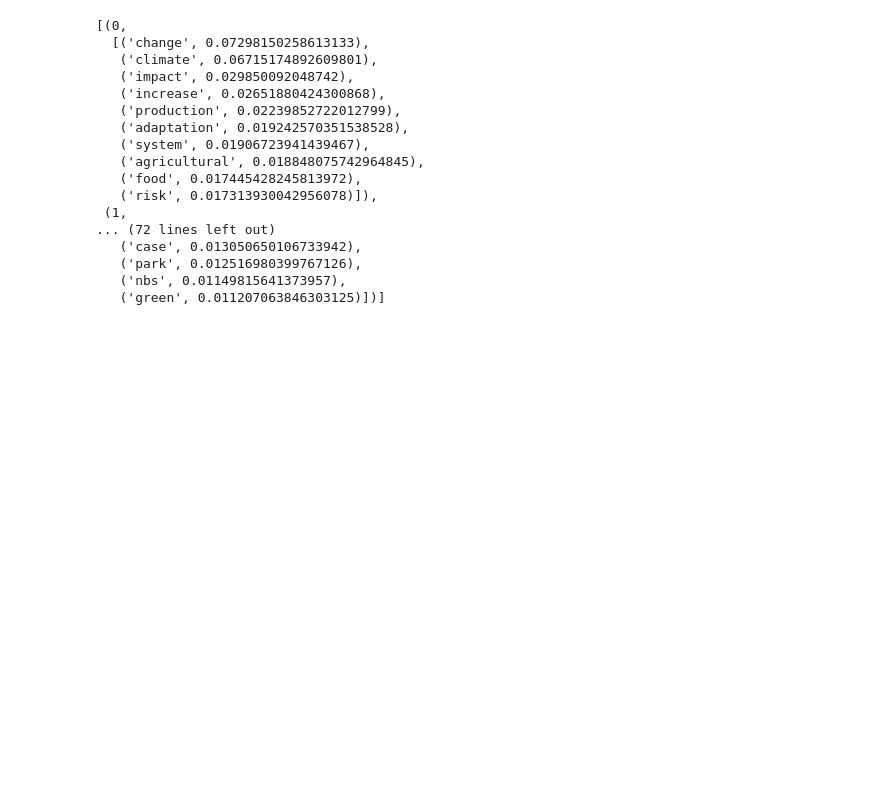
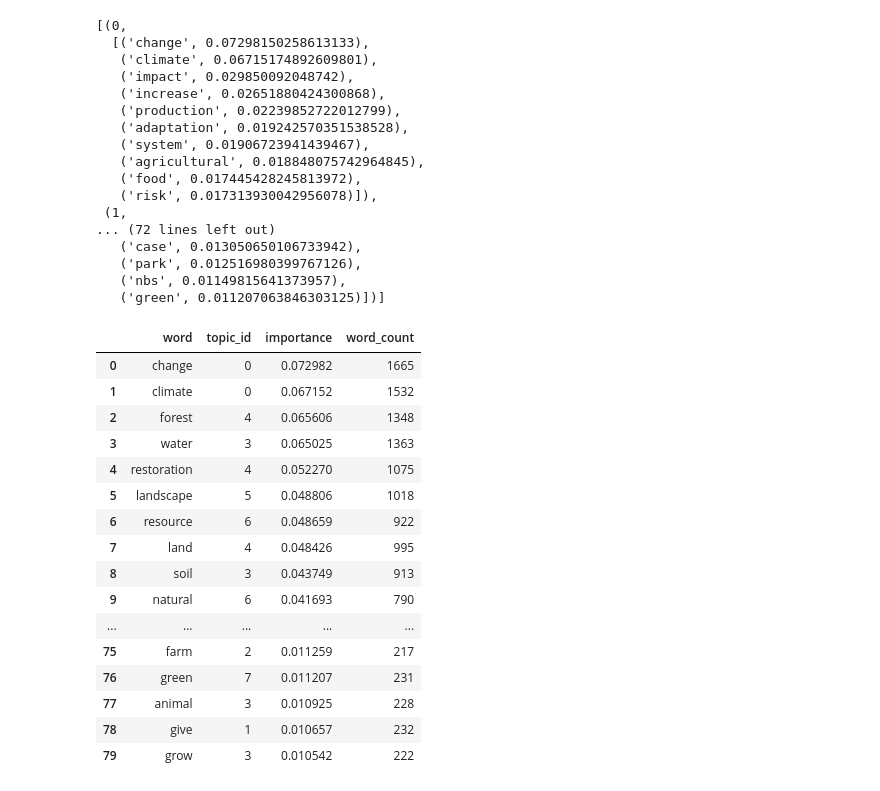
Before and after one commit to farhad-sadeghlo/NLP_Topic_Modeling, a Jupyter notebook: topic_modeling_and_visualization_with_Gensim.ipynb, the cells around one changed output. Drawn from its saved outputs; the diff is of its cells as text; code cells hidden in the pictures; blank space fills up the shorter version.

```diff
--- a/topic_modeling_and_visualization_with_Gensim.ipynb
+++ b/topic_modeling_and_visualization_with_Gensim.ipynb
@@ -1140,3 +1141,25 @@ topics
    ('park', 0.012516980399767126),
    ('nbs', 0.01149815641373957),
    ('green', 0.011207063846303125)])]
+# %%
+df_sorted_importance = df.sort_values('importance', ascending=False)
+df_sorted_importance.reset_index(drop=True, inplace=True)
+df_sorted_importance
+# %% [output]
+|  | word | topic_id | importance | word_count |
+| 0 | change | 0 | 0.072982 | 1665 |
+| 1 | climate | 0 | 0.067152 | 1532 |
+| 2 | forest | 4 | 0.065606 | 1348 |
+| 3 | water | 3 | 0.065025 | 1363 |
+| 4 | restoration | 4 | 0.052270 | 1075 |
+| 5 | landscape | 5 | 0.048806 | 1018 |
+| 6 | resource | 6 | 0.048659 | 922 |
+| 7 | land | 4 | 0.048426 | 995 |
+| 8 | soil | 3 | 0.043749 | 913 |
+| 9 | natural | 6 | 0.041693 | 790 |
+| ... | ... | ... | ... | ... |
+| 75 | farm | 2 | 0.011259 | 217 |
+| 76 | green | 7 | 0.011207 | 231 |
+| 77 | animal | 3 | 0.010925 | 228 |
+| 78 | give | 1 | 0.010657 | 232 |
+| 79 | grow | 3 | 0.010542 | 222 |
```
Also changed, not shown: parts of 2 cells of this notebook.
